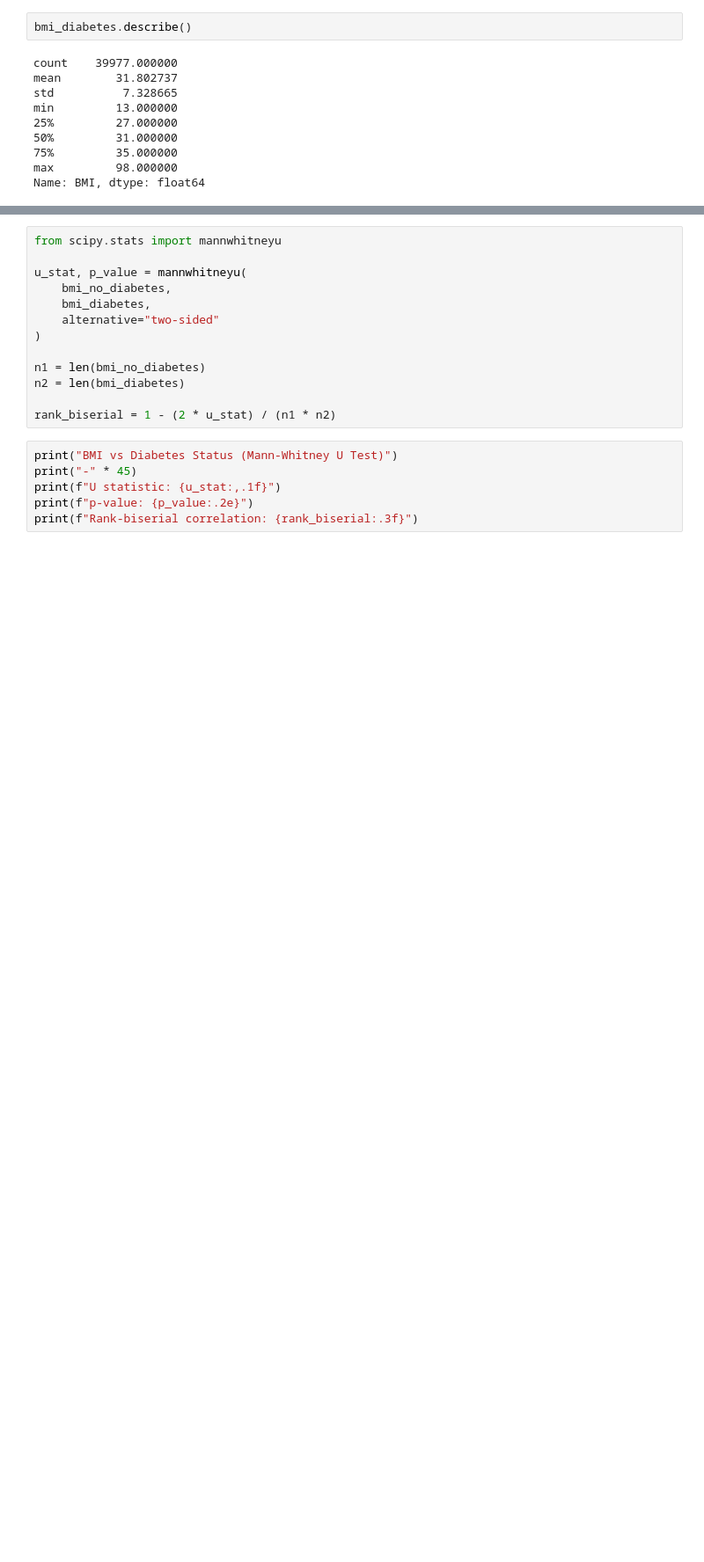
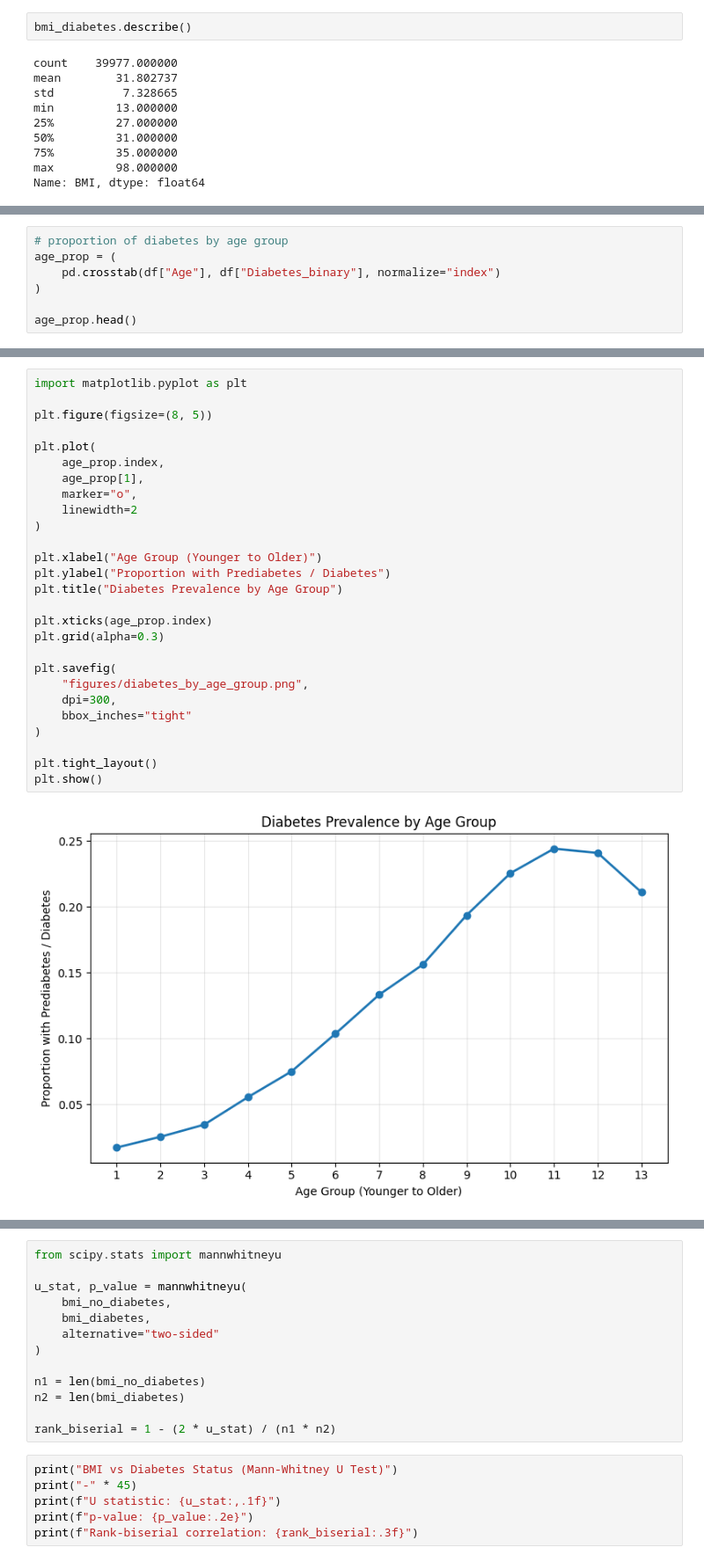
Before and after one commit to Brian16Park/cdc-health-eda, a Jupyter notebook: eda_statistical_analysis.ipynb, the cells around one changed output, grey strips where cells are left out. Shown at 88% size. Drawn from its saved outputs; the diff is of its cells as text; blank space fills up the shorter version.

```diff
--- a/eda_statistical_analysis.ipynb
+++ b/eda_statistical_analysis.ipynb
@@ -210,0 +334,7 @@ Name: BMI, dtype: float64
+# %%
+# proportion of diabetes by age group
+age_prop = (
+    pd.crosstab(df["Age"], df["Diabetes_binary"], normalize="index")
+)
+
+age_prop.head()
@@ -210,0 +349,29 @@ Name: BMI, dtype: float64
+# %%
+import matplotlib.pyplot as plt
+
+plt.figure(figsize=(8, 5))
+
+plt.plot(
+    age_prop.index,
+    age_prop[1],
+    marker="o",
+    linewidth=2
+)
+
+plt.xlabel("Age Group (Younger to Older)")
+plt.ylabel("Proportion with Prediabetes / Diabetes")
+plt.title("Diabetes Prevalence by Age Group")
+
+plt.xticks(age_prop.index)
+plt.grid(alpha=0.3)
+
+plt.savefig(
+    "figures/diabetes_by_age_group.png",
+    dpi=300,
+    bbox_inches="tight"
+)
+
+plt.tight_layout()
+plt.show()
+# %% [output]
+[figure, added]
```
Also changed, not shown: parts of 31 cells of this notebook, 1 other file.
